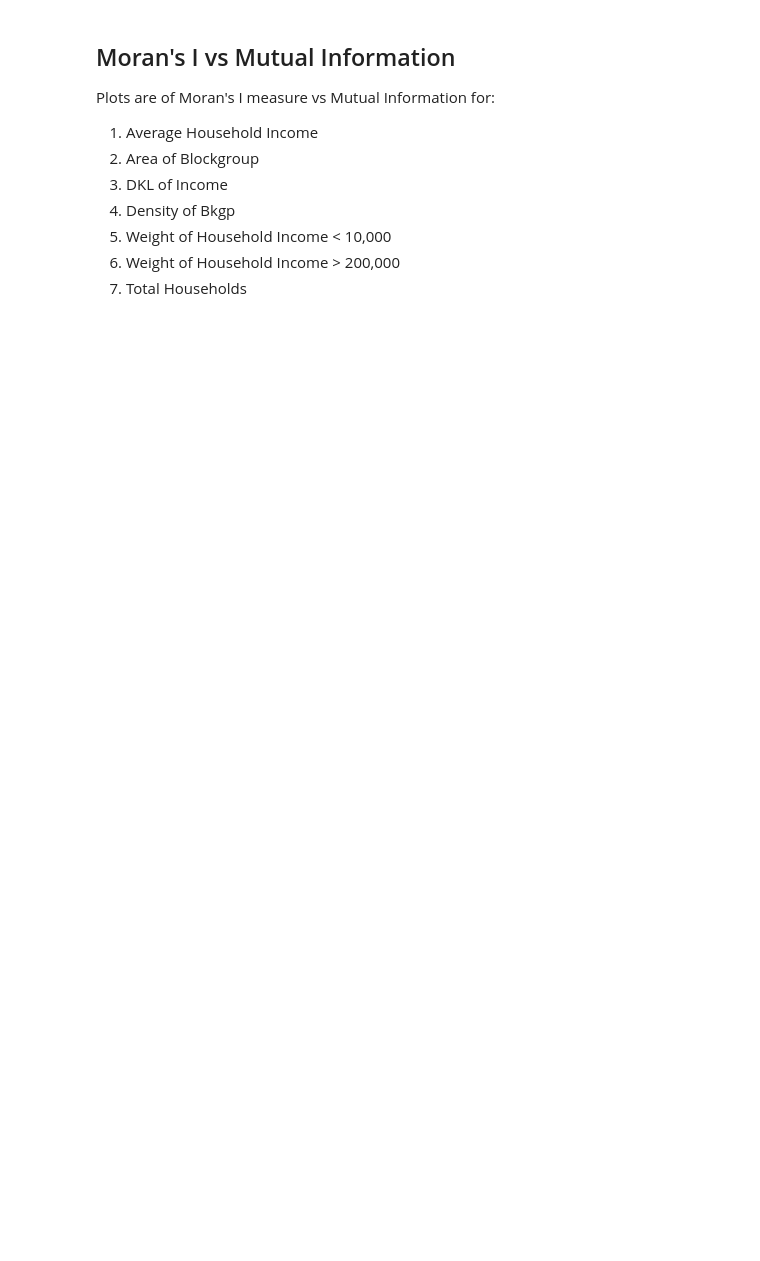
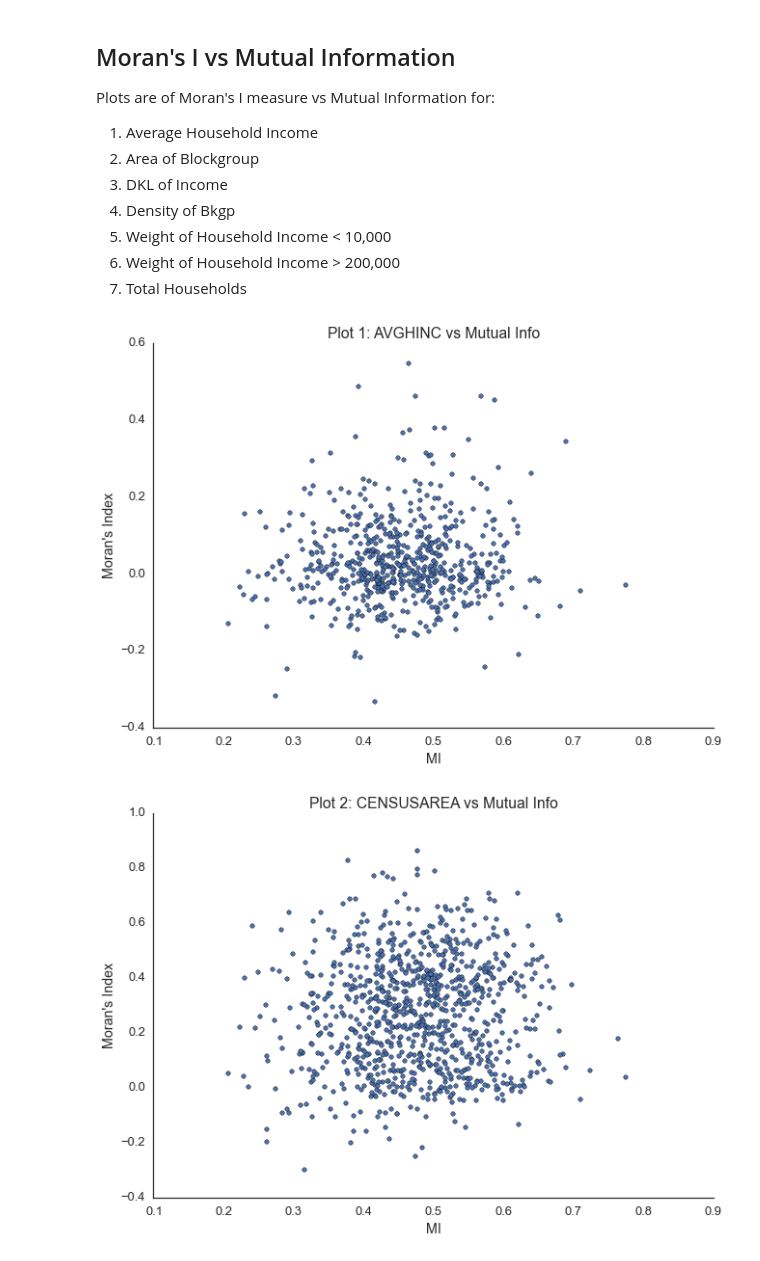
Before and after one commit to SFI-Cities/spatial_autocorrelation, a Jupyter notebook: notebooks/Moran Results.ipynb, the cells around one changed output. Saved outputs shown, nothing was run; the diff lists cells and outputs as text; code cells hidden in the pictures; blank space fills up the shorter version.

Commit message:
try add MI plots again

```diff
--- a/notebooks/Moran Results.ipynb
+++ b/notebooks/Moran Results.ipynb
@@ -70,5 +73,8 @@ Plots are of Moran's I measure vs Mutual Information for:
 # %%
 for i, (name, group) in enumerate(grouped):
     title = 'Plot {}: {} vs {}'.format(i+1, name, 'Mutual Info')
-    group.plot(x='MI', y="Moran's Index", logx=True, kind='scatter', title=title)
+    group.plot(x='MI', y="Moran's Index", kind='scatter', title=title)
     sns.despine()
+# %% [output]
+[figure, added]
+[figure, added]
```
Also changed, not shown: parts of 2 cells of this notebook.
